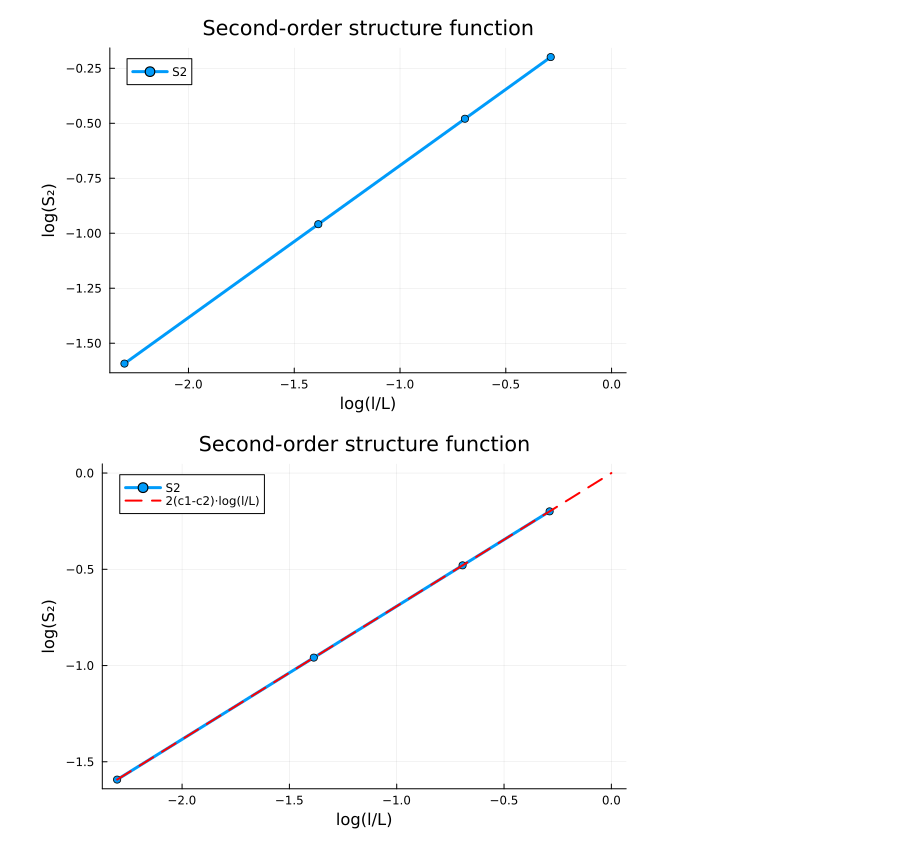
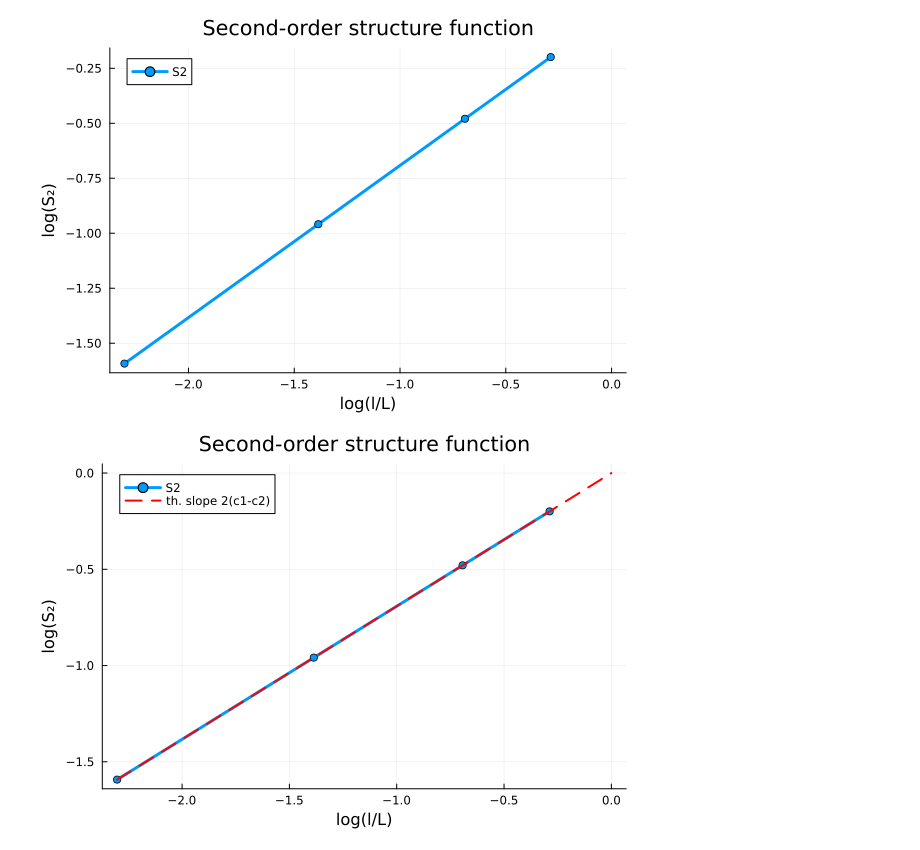
Before and after one commit to pleflohic/turbulence-velocity-increments, a Jupyter notebook: notebooks/non_normalized.ipynb, the cells around one changed output. Drawn from its saved outputs; the diff is of its cells as text; code cells hidden in the pictures.

```diff
--- a/notebooks/non_normalized.ipynb
+++ b/notebooks/non_normalized.ipynb
@@ -358,11 +354,13 @@ pS2 = plot(
 [figure]
 # %%
 # theoretical slope 2(c1 - c2)
-plot!(pS2, log.(l_values ./ L), 2*(c1-c2)*log.(l_values ./ L),
-      lw=2, ls=:dash, color=:red, label="2(c1-c2)·log(l/L)")
+plot!(pS2,
+      log.(l_values./L),
+      log.(l_values./L) .* (2*(c1 - c2)),
+      lw=2, ls=:dash, color=:red, label="th. slope 2(c1-c2)")
 
 display(pS2)
 # %% [output]
-[figure, old version]
+[figure, new version]
 # %%
 # Skewness S3/S2^(3/2)
```
Also changed, not shown: parts of 5 cells of this notebook.
